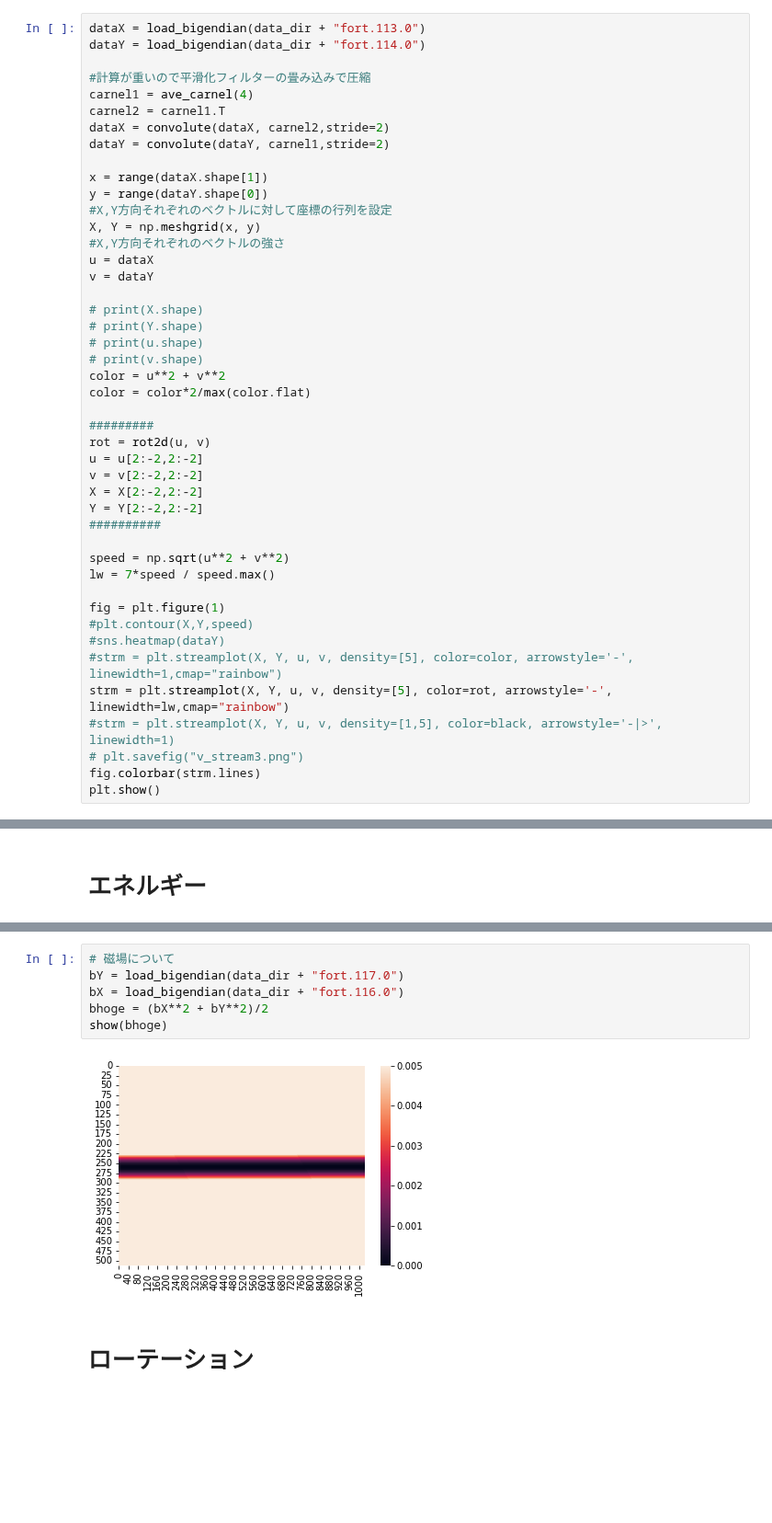
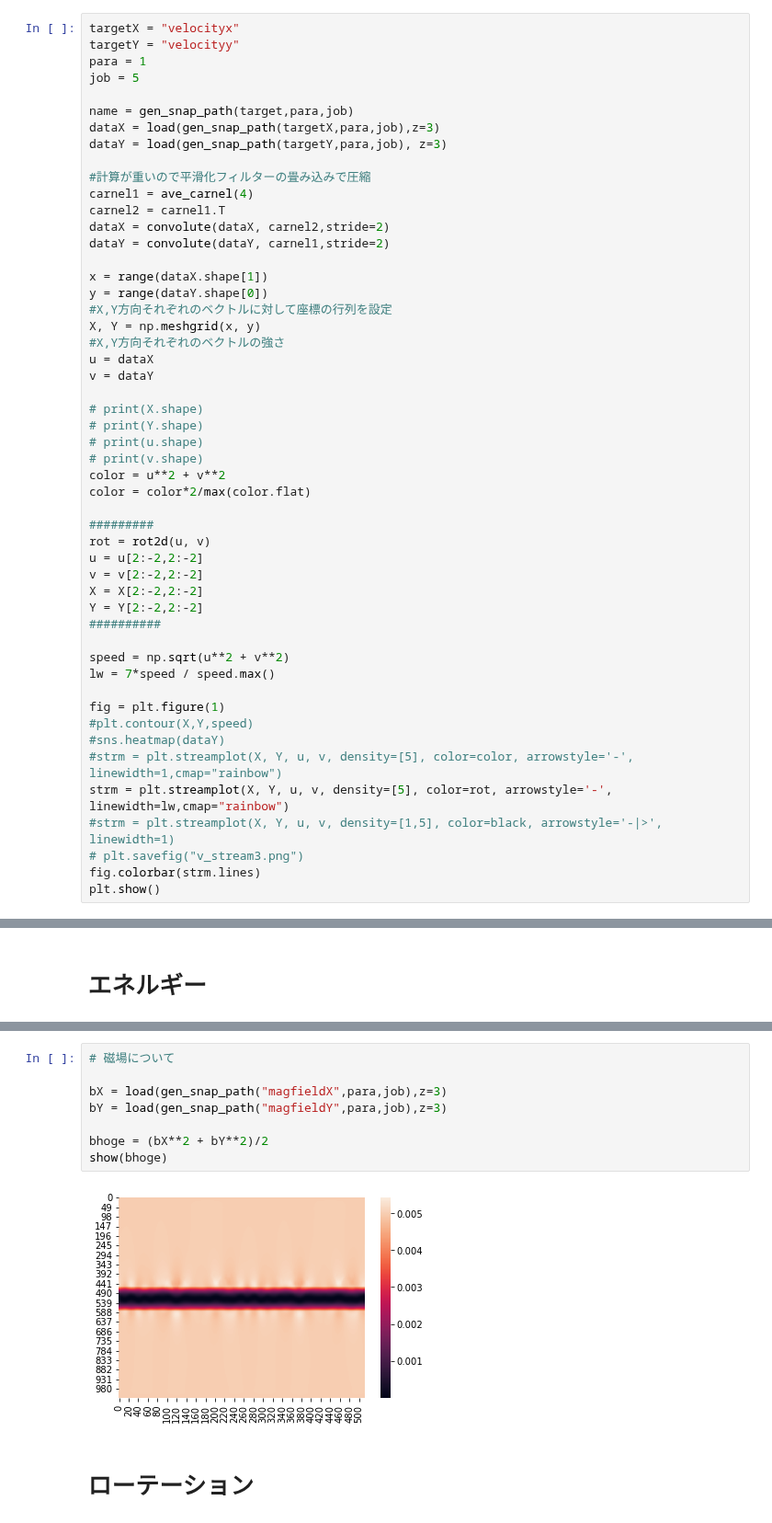
Before and after one commit to koki-mus/research, a Jupyter notebook: src/visualize.ipynb, the cells around one changed output, grey strips where cells are left out. Shown at 92% size. Cells and saved outputs as stored; diff of their text form; blank space fills up the shorter version.

```diff
--- a/src/visualize.ipynb
+++ b/src/visualize.ipynb
@@ -55,8 +60,14 @@ plt.imshow(cv2.cvtColor(edges, cv2.COLOR_GRAY2RGB))
 
 参考 https://python-pyramid.com/?p=143
 # %%
-dataX = load_bigendian(data_dir + "fort.113.0")
-dataY = load_bigendian(data_dir + "fort.114.0")
+targetX = "velocityx"
+targetY = "velocityy"
+para = 1
+job = 5
+
+name = gen_snap_path(target,para,job)
+dataX = load(gen_snap_path(targetX,para,job),z=3)
+dataY = load(gen_snap_path(targetY,para,job), z=3)
 
 #計算が重いので平滑化フィルターの畳み込みで圧縮
 carnel1 = ave_carnel(4)
@@ -115,11 +131,13 @@ show(energy, "d_vx2+vy^2")
 # %%
 # 磁場について
-bY = load_bigendian(data_dir + "fort.117.0")
-bX = load_bigendian(data_dir + "fort.116.0")
+
+bX = load(gen_snap_path("magfieldX",para,job),z=3)
+bY = load(gen_snap_path("magfieldY",para,job),z=3)
+
 bhoge = (bX**2 + bY**2)/2
 show(bhoge)
 # %% [output]
-[figure, old version]
+[figure, new version]
 # %% [markdown]
 # ローテーション
 # %%
```
Also changed, not shown: parts of 7 cells of this notebook, 1 other file.
